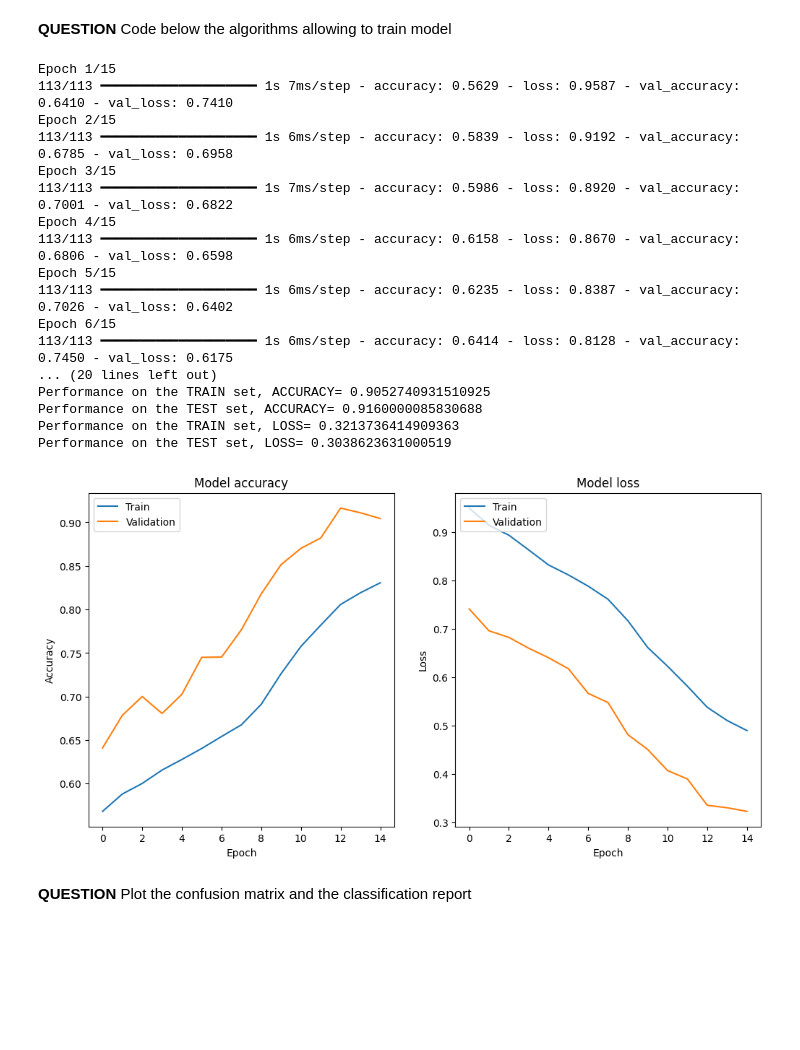
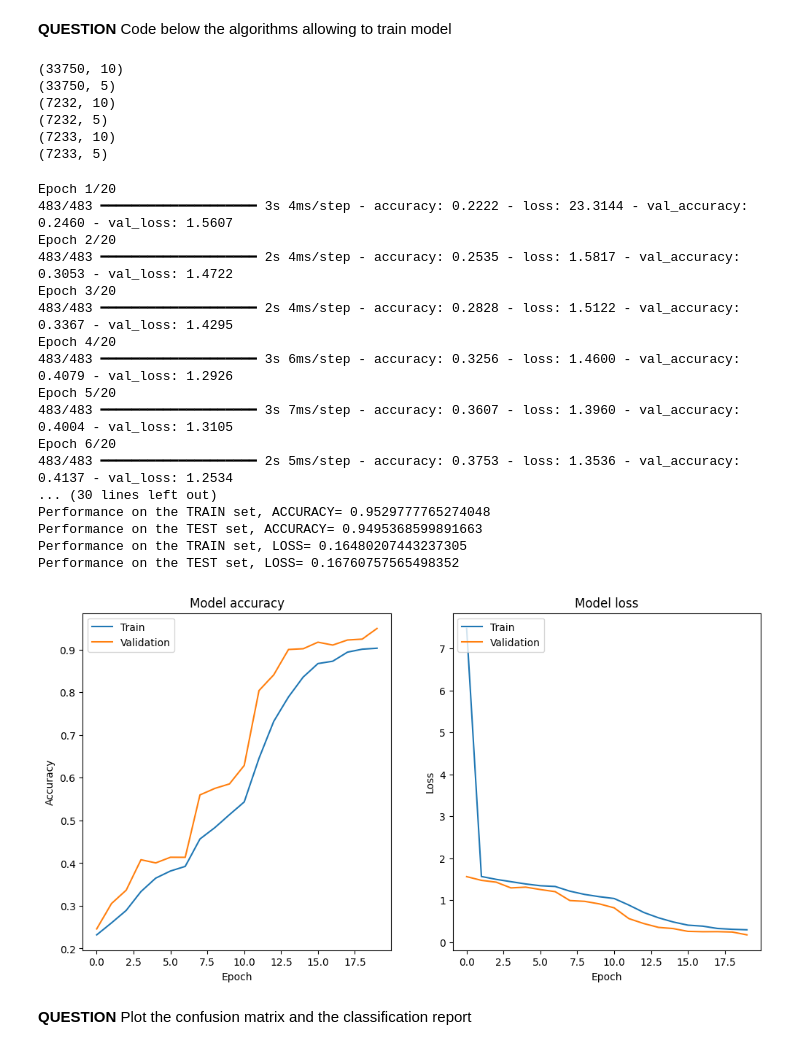
Before and after one commit to mauremathieu/TP_IA_EMBARQUEE, a Jupyter notebook: TP_IA_EMBARQUEE.ipynb, the cells around one changed output. Cells and saved outputs as stored; diff of their text form; code cells hidden in the pictures; blank space fills up the shorter version.

```diff
--- a/TP_IA_EMBARQUEE.ipynb
+++ b/TP_IA_EMBARQUEE.ipynb
@@ -565,15 +547,32 @@ Model: "my_model_mlp"
  Non-trainable params: 0 (0.00 B)
 # %% [markdown]
 **QUESTION** Code below the algorithms allowing to train model
+# %%
+X_train = np.array(X_train, dtype=np.float32)
+Y_train = np.array(Y_train, dtype=np.float32)
+X_val = np.array(X_val, dtype=np.float32)
+Y_val = np.array(Y_val, dtype=np.float32)
+X_test = np.array(X_test, dtype=np.float32)
+Y_test = np.array(Y_test, dtype=np.float32)
+
+print(np.shape(X_train))
+print(np.shape(Y_train))
+print(np.shape(X_val))
+print(np.shape(Y_val))
+print(np.shape(X_test))
+print(np.shape(Y_test))
+#print(X_train[:5])
+#print(Y_train[:5])
+# %% [output]
+(33750, 10)
+(33750, 5)
+(7232, 10)
+(7232, 5)
+(7233, 10)
+(7233, 5)
 # %%
-nb_epochs=15
-batch_size=300
-X_train = np.array(X_train, dtype=np.float32)
-Y_train = np.array(Y_train, dtype=np.float32)
-X_val = np.array(X_val, dtype=np.float32)
-Y_val = np.array(Y_val, dtype=np.float32)
-X_test = np.array(X_test, dtype=np.float32)
-Y_test = np.array(Y_test, dtype=np.float32)
+nb_epochs = 20
+batch_size = 70
 
 training_history = my_model_mlp.fit(X_train,Y_train,
                                     validation_data=(X_val, Y_val),
@@ -583,51 +582,51 @@ training_history = my_model_mlp.fit(X_train,Y_train,
 #COMPUTE THE ACCURACY ON THE TRAINING AND TEST SETS
 loss_train, acc_train = my_model_mlp.evaluate(X_train, Y_train, batch_size=batch_size)
 loss_test, acc_test = my_model_mlp.evaluate(X_test, Y_test, batch_size=batch_size)
 
 print("Performance on the TRAIN set, ACCURACY=",acc_train)
 print("Performance on the TEST set, ACCURACY=",acc_test)
 print("Performance on the TRAIN set, LOSS=",loss_train)
 print("Performance on the TEST set, LOSS=",loss_test)
 
 # Plot training & validation accuracy values
 plt.figure(figsize=(12, 6))
 plt.subplot(1, 2, 1)
 plt.plot(training_history.history['accuracy'])
 plt.plot(training_history.history['val_accuracy'])
 plt.title('Model accuracy')
 plt.ylabel('Accuracy')
 plt.xlabel('Epoch')
 plt.legend(['Train', 'Validation'], loc='upper left')
 
 # Plot training & validation loss values
 plt.subplot(1, 2, 2)
 plt.plot(training_history.history['loss'])
 plt.plot(training_history.history['val_loss'])
 plt.title('Model loss')
 plt.ylabel('Loss')
 plt.xlabel('Epoch')
 plt.legend(['Train', 'Validation'], loc='upper left')
 
 plt.show()
 # %% [output]
-Epoch 1/15
-113/113 ━━━━━━━━━━━━━━━━━━━━ 1s 7ms/step - accuracy: 0.5629 - loss: 0.9587 - val_accuracy: 0.6410 - val_loss: 0.7410
-Epoch 2/15
-113/113 ━━━━━━━━━━━━━━━━━━━━ 1s 6ms/step - accuracy: 0.5839 - loss: 0.9192 - val_accuracy: 0.6785 - val_loss: 0.6958
-Epoch 3/15
-113/113 ━━━━━━━━━━━━━━━━━━━━ 1s 7ms/step - accuracy: 0.5986 - loss: 0.8920 - val_accuracy: 0.7001 - val_loss: 0.6822
-Epoch 4/15
-113/113 ━━━━━━━━━━━━━━━━━━━━ 1s 6ms/step - accuracy: 0.6158 - loss: 0.8670 - val_accuracy: 0.6806 - val_loss: 0.6598
-Epoch 5/15
-113/113 ━━━━━━━━━━━━━━━━━━━━ 1s 6ms/step - accuracy: 0.6235 - loss: 0.8387 - val_accuracy: 0.7026 - val_loss: 0.6402
-Epoch 6/15
-113/113 ━━━━━━━━━━━━━━━━━━━━ 1s 6ms/step - accuracy: 0.6414 - loss: 0.8128 - val_accuracy: 0.7450 - val_loss: 0.6175
-... (20 lines left out)
-Performance on the TRAIN set, ACCURACY= 0.9052740931510925
-Performance on the TEST set, ACCURACY= 0.9160000085830688
-Performance on the TRAIN set, LOSS= 0.3213736414909363
-Performance on the TEST set, LOSS= 0.3038623631000519
+Epoch 1/20
+483/483 ━━━━━━━━━━━━━━━━━━━━ 3s 4ms/step - accuracy: 0.2222 - loss: 23.3144 - val_accuracy: 0.2460 - val_loss: 1.5607
+Epoch 2/20
+483/483 ━━━━━━━━━━━━━━━━━━━━ 2s 4ms/step - accuracy: 0.2535 - loss: 1.5817 - val_accuracy: 0.3053 - val_loss: 1.4722
+Epoch 3/20
+483/483 ━━━━━━━━━━━━━━━━━━━━ 2s 4ms/step - accuracy: 0.2828 - loss: 1.5122 - val_accuracy: 0.3367 - val_loss: 1.4295
+Epoch 4/20
+483/483 ━━━━━━━━━━━━━━━━━━━━ 3s 6ms/step - accuracy: 0.3256 - loss: 1.4600 - val_accuracy: 0.4079 - val_loss: 1.2926
+Epoch 5/20
+483/483 ━━━━━━━━━━━━━━━━━━━━ 3s 7ms/step - accuracy: 0.3607 - loss: 1.3960 - val_accuracy: 0.4004 - val_loss: 1.3105
+Epoch 6/20
+483/483 ━━━━━━━━━━━━━━━━━━━━ 2s 5ms/step - accuracy: 0.3753 - loss: 1.3536 - val_accuracy: 0.4137 - val_loss: 1.2534
+... (30 lines left out)
+Performance on the TRAIN set, ACCURACY= 0.9529777765274048
+Performance on the TEST set, ACCURACY= 0.9495368599891663
+Performance on the TRAIN set, LOSS= 0.16480207443237305
+Performance on the TEST set, LOSS= 0.16760757565498352
-[figure, old version]
+[figure, new version]
 # %% [markdown]
 **QUESTION** Plot the confusion matrix and the classification report
 # %%
```
Also changed, not shown: parts of 11 cells of this notebook, 5 other files.
